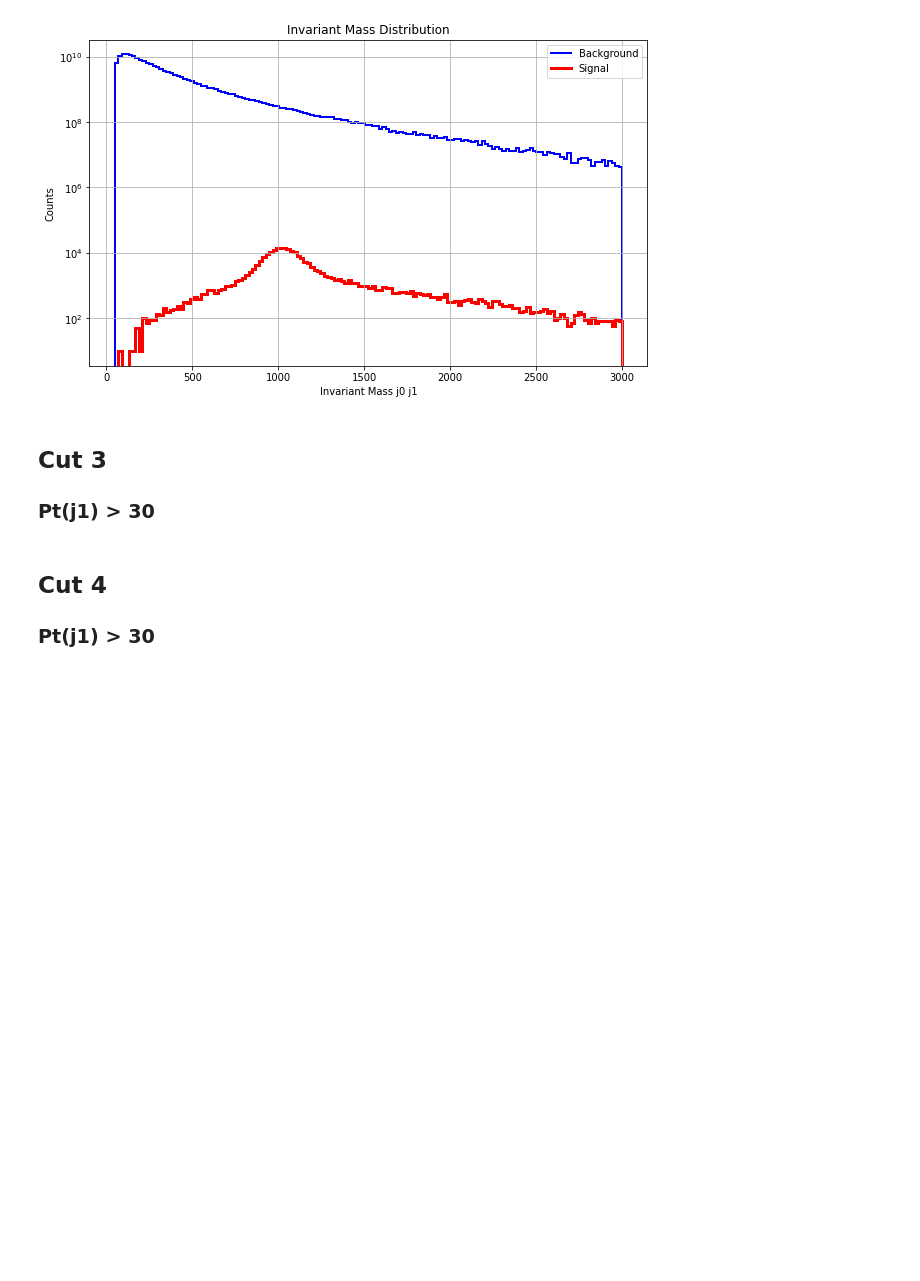
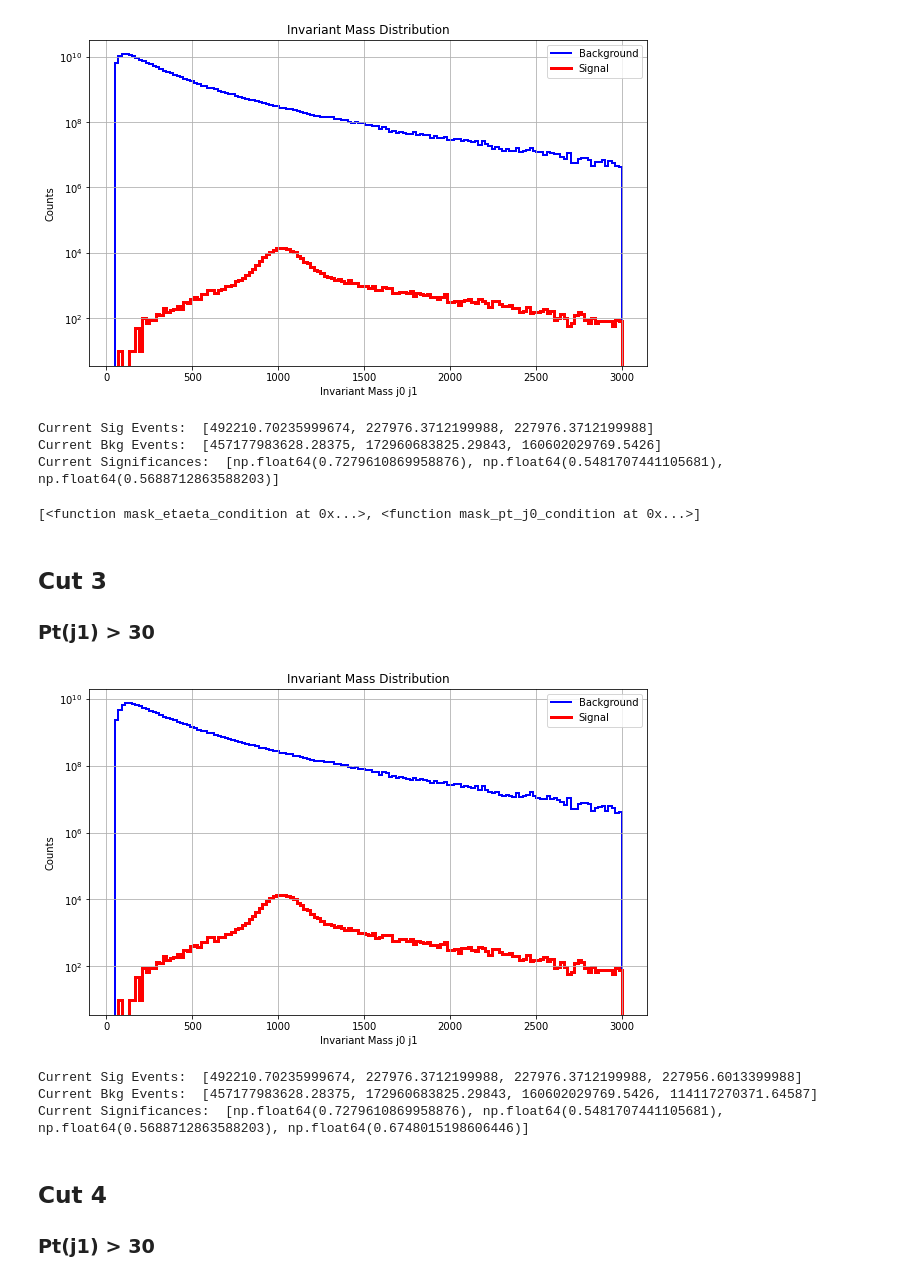
Before and after one commit to MarioPardo/VBFDM_Analysis, a Jupyter notebook: Analysis/Analysis1/AnalysisTemplate.ipynb, the cells around one changed output. Cells and saved outputs as stored; diff of their text form; code cells hidden in the pictures; blank space fills up the shorter version.

```diff
--- a/Analysis/Analysis1/AnalysisTemplate.ipynb
+++ b/Analysis/Analysis1/AnalysisTemplate.ipynb
@@ -182,7 +193,7 @@ significances.append(currSignificance)
 ## We choose PT(j0)>30
 def mask_pt_j0_condition(df):
     # Extract PT for j0
-    pt_j0 = df["Jet.PT"].apply(lambda x: x[0] if len(x) > 0 else None)
+    pt_j0 = df["Jet.PT"].apply(lambda x: x[0] if len(x) > 1 else None)
 
     # Create mask where PT(j0) > 30
     return pt_j0 > 30
@@ -195,10 +206,27 @@ currSigEvents, currBkgEvents = plot_functions.PlotInvariantMass(maskList,signal_
 currSignificance = calculation_functions.calculateSignificance(currSigEvents, currBkgEvents)
 
 Signal_numevents.append(currSigEvents)
-Background_numevents.append(currSigEvents)
+Background_numevents.append(currBkgEvents)
 significances.append(currSignificance)
 # %% [output]
 [figure]
+# %%
+print("Current Sig Events: ", Signal_numevents)
+print("Current Bkg Events: ", Background_numevents)
+print("Current Significances: ", significances)
+# %% [output]
+Current Sig Events:  [492210.70235999674, 227976.3712199988, 227976.3712199988]
+Current Bkg Events:  [457177983628.28375, 172960683825.29843, 160602029769.5426]
+Current Significances:  [np.float64(0.7279610869958876), np.float64(0.5481707441105681), np.float64(0.5688712863588203)]
+# %%
+Signal_numevents = Signal_numevents[:-1]
+Background_numevents = Background_numevents[:-1]
+significances = significances[:-1]
+# %%
+#maskList = maskList[:-1]
+print(maskList)
+# %% [output]
+[<function mask_etaeta_condition at 0x...>, <function mask_pt_j0_condition at 0x...>]
 # %% [markdown]
 <h2> Cut 3 </h2>
 
@@ -212,16 +240,26 @@ def mask_pt_j1_condition(df):
     # Create mask where PT(j1) > 30
     return pt_j1 > 30
 
-maskList.append(mask_pt_j0_condition)
+maskList.append(mask_pt_j1_condition)
 cuts_strings.append("Pt(j1) > 30")
 # %%
 # Plot and store necessary calculations
 currSigEvents, currBkgEvents = plot_functions.PlotInvariantMass(maskList,signal_weights,background_weights,"A1_PlotInvMass_3Cut")
 currSignificance = calculation_functions.calculateSignificance(currSigEvents, currBkgEvents)
 
 Signal_numevents.append(currSigEvents)
-Background_numevents.append(currSigEvents)
+Background_numevents.append(currBkgEvents)
 significances.append(currSignificance)
+# %% [output]
+[figure, added]
+# %%
+print("Current Sig Events: ", Signal_numevents)
+print("Current Bkg Events: ", Background_numevents)
+print("Current Significances: ", significances)
+# %% [output]
+Current Sig Events:  [492210.70235999674, 227976.3712199988, 227976.3712199988, 227956.6013399988]
+Current Bkg Events:  [457177983628.28375, 172960683825.29843, 160602029769.5426, 114117270371.64587]
+Current Significances:  [np.float64(0.7279610869958876), np.float64(0.5481707441105681), np.float64(0.5688712863588203), np.float64(0.6748015198606446)]
 # %% [markdown]
 <h2> Cut 4 </h2>
 
```
Also changed, not shown: parts of 8 cells of this notebook, 3 other files.
